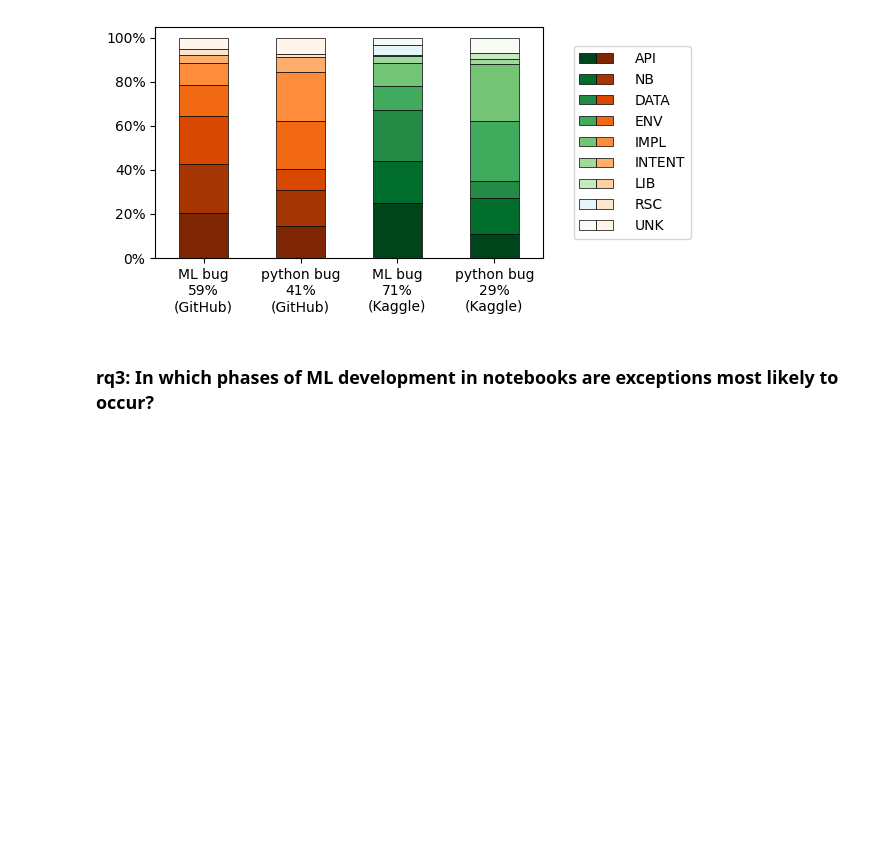
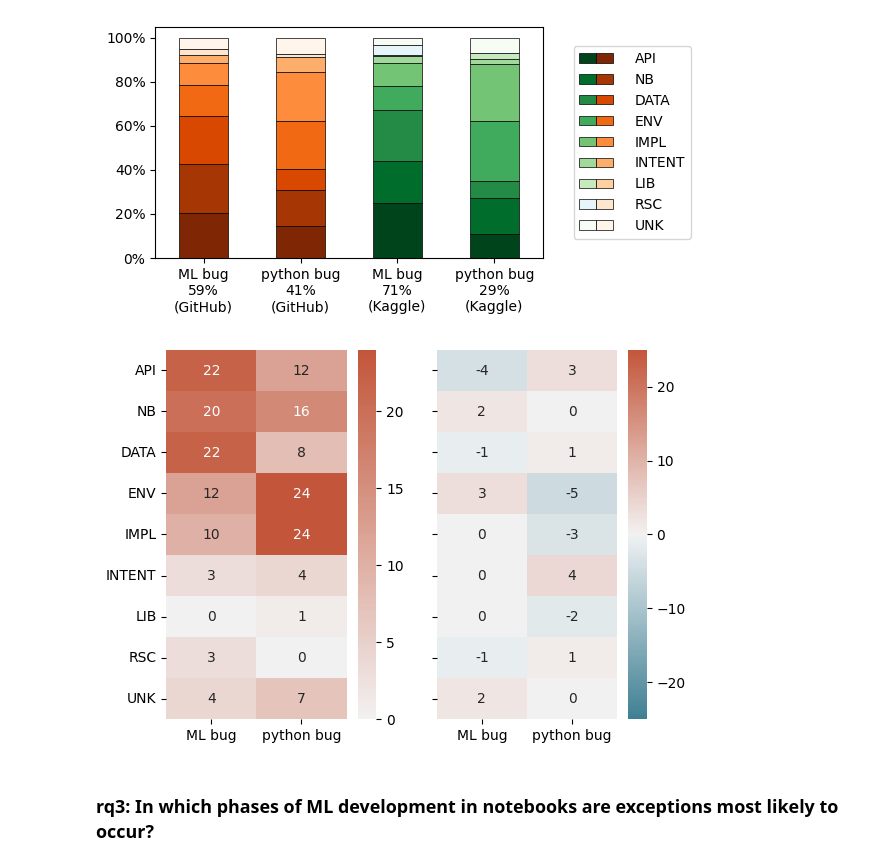
Before and after one commit to PELAB-LiU/jupyter_nbs_empirical, a Jupyter notebook: notebook_error_analysis-manual_labels_plots_rqs.ipynb, the cells around one changed output. Drawn from its saved outputs; the diff is of its cells as text; code cells hidden in the pictures; blank space fills up the shorter version.

```diff
--- a/notebook_error_analysis-manual_labels_plots_rqs.ipynb
+++ b/notebook_error_analysis-manual_labels_plots_rqs.ipynb
@@ -622,3 +606,36 @@ plot_relationship_stackedbar_mlbug_rc("label_if_ML_bug", "label_root_cause", df_
+# %%
+df_grouped_g = df_mlerr_labels_g_sum.groupby("label_if_ML_bug")["label_root_cause"].value_counts().unstack("label_root_cause")
+df_grouped_g.insert(6, "library", 0)
+df_grouped_k = df_mlerr_labels_k_sum.groupby("label_if_ML_bug")["label_root_cause"].value_counts().unstack("label_root_cause").iloc[:2]
+
+df_grouped = df_grouped_g + df_grouped_k
+df_grouped = (df_grouped.T/df_grouped.sum(axis=1)).fillna(0)
+df_grouped_g = (df_grouped_g.T/df_grouped_g.sum(axis=1)).fillna(0)
+df_grouped_k = (df_grouped_k.T/df_grouped_k.sum(axis=1)).fillna(0)
+# %%
+import seaborn as sns
+
+# plot the heatmap for the combined dataset, rc and mlbug relationship in percentages
+f,(ax1,ax2) = plt.subplots(1, 2, sharey='row')
+# ax1.get_shared_y_axes().join(ax2)
+rc_new = [rc2abbr[x] for x in df_grouped.index]
+s = sns.heatmap((df_grouped*100).astype(int), fmt="d",
+                annot=True, yticklabels=rc_new,
+                cmap=cm_dp,# "vlag",
+                center=0,
+                ax=ax1)
+s.set(xlabel='', ylabel='')
+# plot the heatmap for the differences in percentages
+s = sns.heatmap(((df_grouped_g-df_grouped_k)*100).astype(int),
+                annot=True, yticklabels=rc_new,
+                cmap=cm_dp,# "vlag",
+                center=0, vmin=-25, vmax=25,
+                ax=ax2)
+s.set(xlabel='', ylabel='')
+f.savefig(r"C:\Users\yirwa29\OneDrive - Linköpings universitet\SAProject\Paper2/mlbug_rc.pdf", bbox_inches='tight')
+plt.show()
+# %% [output]
+[figure, added]
 # %% [markdown]
 ### rq3: In which phases of ML development in notebooks are exceptions most likely to occur?
 # %%
```
Also changed, not shown: parts of 2 cells of this notebook, 1 other file.
